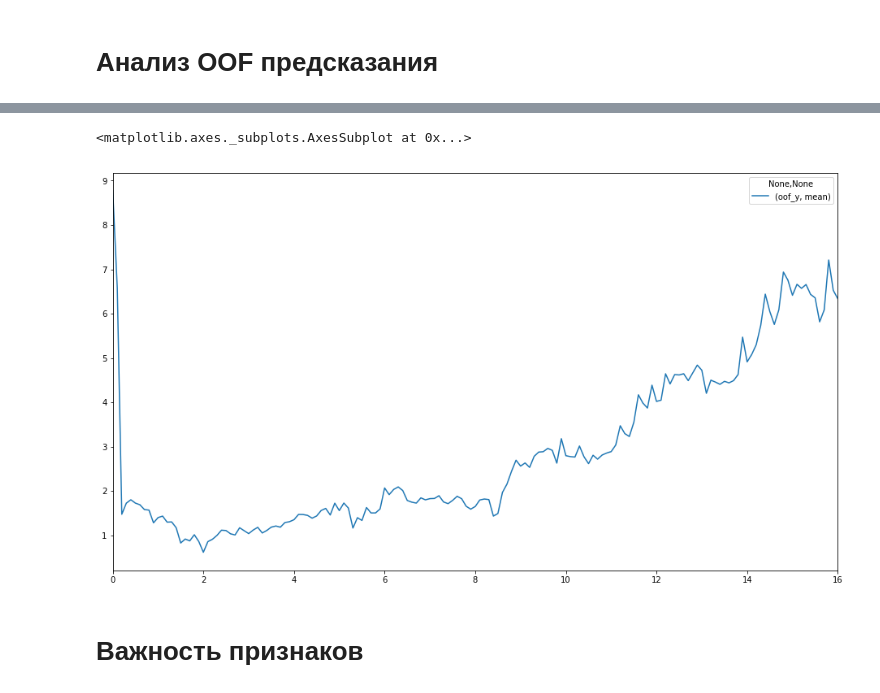
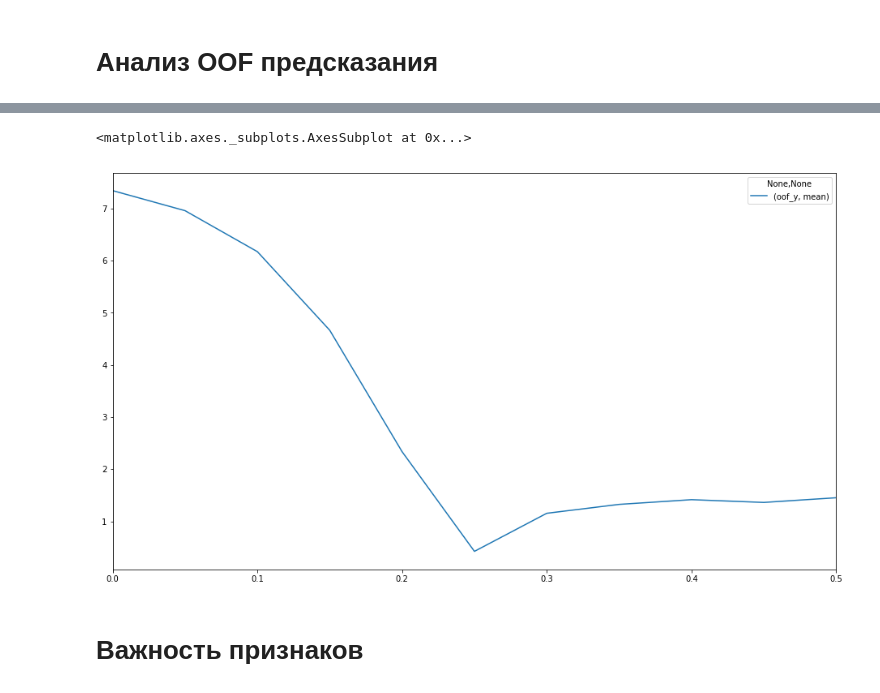
Before and after one commit to WLM1ke/LANL_Earthquake_Prediction, a Jupyter notebook: notebooks/EDA.ipynb, the cells around one changed output, grey strips where cells are left out. Cells and saved outputs as stored; diff of their text form; code cells hidden in the pictures.

```diff
--- a/notebooks/EDA.ipynb
+++ b/notebooks/EDA.ipynb
@@ -168,6 +175,6 @@ df.plot.scatter("y", "oof_y", figsize=(16,9))
 # %%
 df["oof_y"] = (df["oof_y"] - df["y"]).abs()
-rez = df.groupby(lambda x: int(df.y.loc[x] * 10) / 10).agg({"oof_y": ["mean"]})
+rez = df.groupby(lambda x: int(df.y.loc[x] * 20) / 20).agg({"oof_y": ["mean"]})
 # %%
 df.oof_y.min()
 # %% [output]
@@ -175,8 +182,8 @@ df.oof_y.min()
 # %%
-rez.plot(figsize=(16,9))
+rez.plot(figsize=(16,9), xlim=(0, 0.5))
 # %% [output]
 <matplotlib.axes._subplots.AxesSubplot at 0x...>
-[figure, old version]
+[figure, new version]
 # %% [markdown]
 # Важность признаков
 # %%
```
Also changed, not shown: parts of 7 cells of this notebook, 2 other files.
